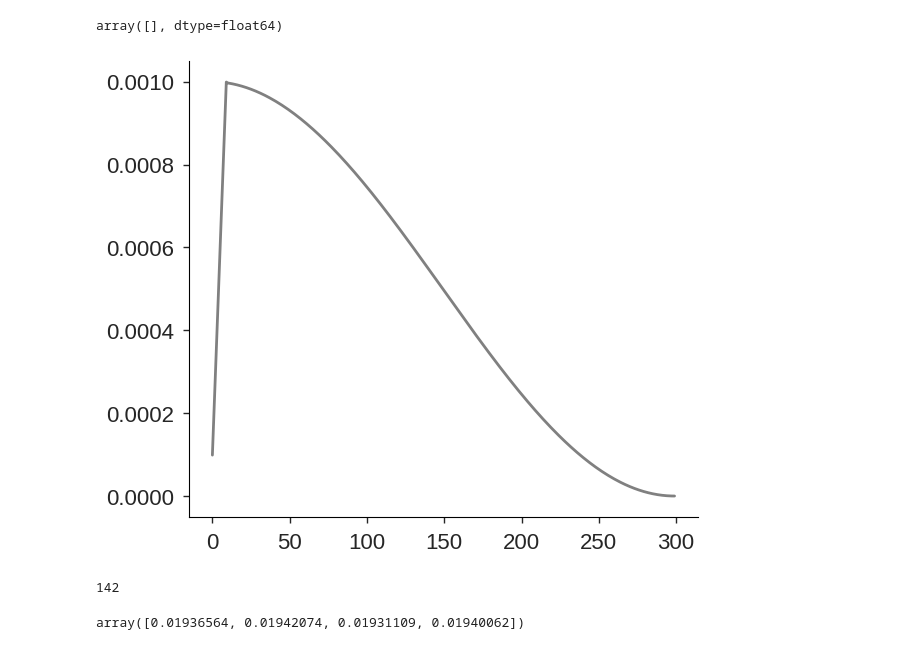
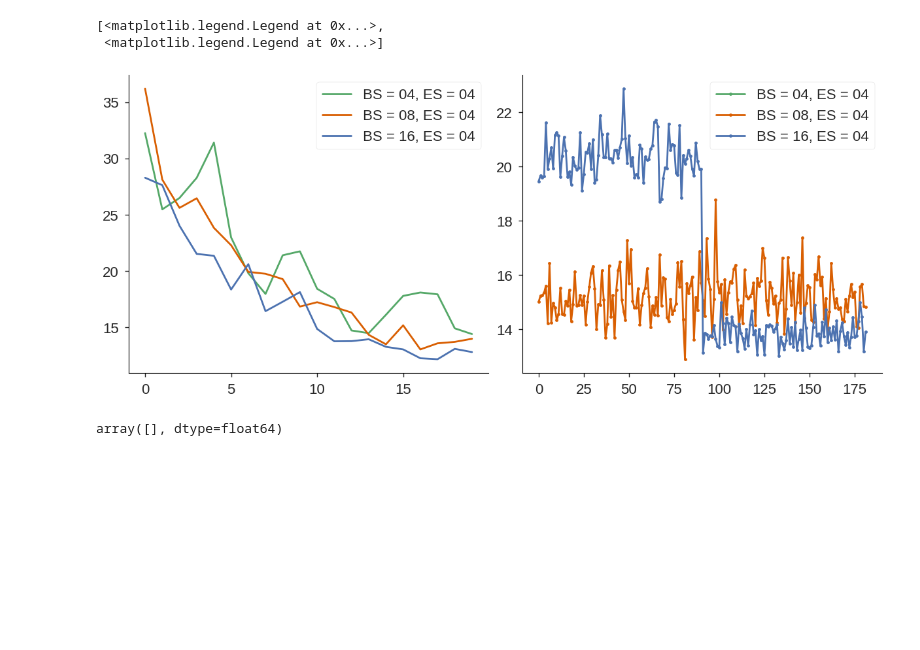
Before and after one commit to timothyas/nested-eagle, a Jupyter notebook: 1.00deg-15km/crps06h/experiments/plot_loss.ipynb, the cells around one changed output. Saved outputs shown, nothing was run; the diff lists cells and outputs as text; code cells hidden in the pictures; blank space fills up the shorter version.

```diff
--- a/1.00deg-15km/crps06h/experiments/plot_loss.ipynb
+++ b/1.00deg-15km/crps06h/experiments/plot_loss.ipynb
@@ -65 +87,15 @@ for es in [2, 4]:
+# %%
+fig, axs = plt.subplots(1, 2, figsize=(12,5), constrained_layout=True)
+
+es = 4
+for bs in [4, 8, 16]:
+    axs[0].plot(tloss_step[bs][es], label=f"BS = {bs:02d}, ES = {es:02d}")
+    axs[1].plot(vloss_step[bs][es], label=f"BS = {bs:02d}, ES = {es:02d}", marker=".")
+
+
+[ax.legend() for ax in axs]
+# %% [output]
+[<matplotlib.legend.Legend at 0x...>,
+ <matplotlib.legend.Legend at 0x...>]
+[figure, added]
 # %%
@@ -67,8 +103,2 @@ vloss_epoch[4][4]
 # %% [output]
 array([], dtype=float64)
-# %%
-fig, ax = plt.subplots(figsize=(6,5), constrained_layout=True)
-ax.plot(np.arange(len(lr)), lr, color="gray")
-fig.savefig("learning_rate.jpeg", dpi=300, bbox_inches="tight")
-# %% [output]
-[figure, removed]
@@ -77,8 +104,0 @@ kkk
-# %%
-np.argmin(vloss)
-# %% [output]
-142
-# %%
-vloss[140:144]
-# %% [output]
-array([0.01936564, 0.01942074, 0.01931109, 0.01940062])
```
Also changed, not shown: parts of 12 cells of this notebook, 7 other files.
